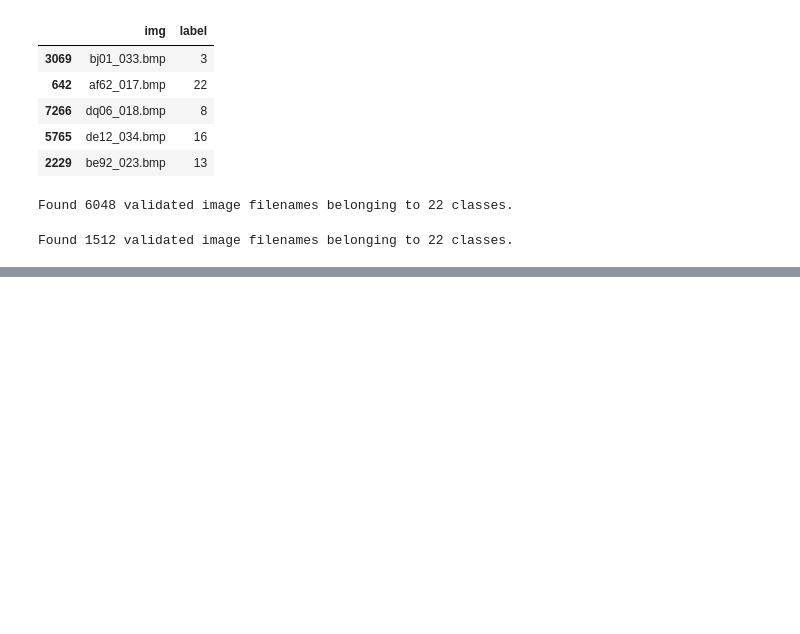
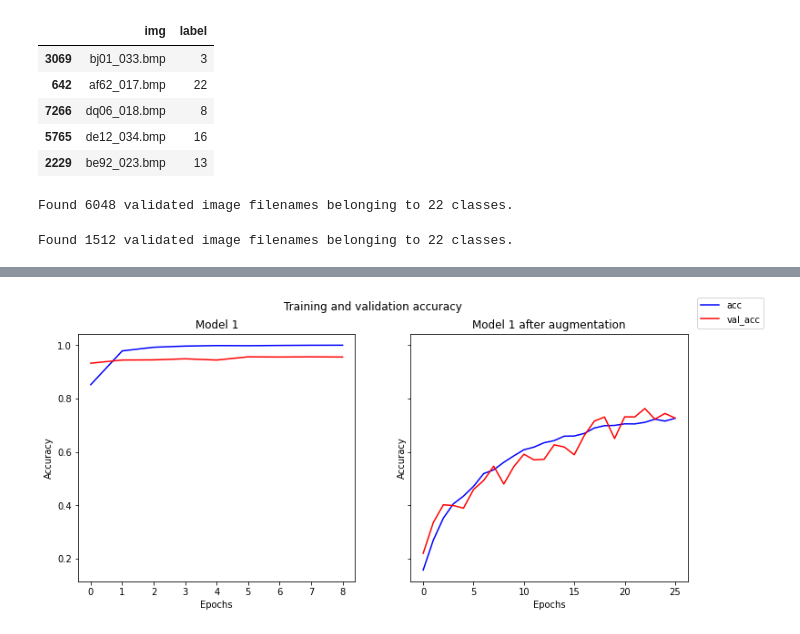
Before and after one commit to amFarrouk/OCR_prj, a Jupyter notebook: simpleCNN.ipynb, the cells around one changed output, grey strips where cells are left out. Drawn from its saved outputs; the diff is of its cells as text; code cells hidden in the pictures; blank space fills up the shorter version.

```diff
--- a/simpleCNN.ipynb
+++ b/simpleCNN.ipynb
@@ -347,0 +377,6 @@ plt.show()
+# %%
+datagen = ImageDataGenerator(width_shift_range=[-50,100],
+                            height_shift_range=[0.1,0.3],
+                            rotation_range=30,rescale=1.0/255,
+                            zoom_range=[0.9,1.0])
+                            #horizontal_flip=True)??
@@ -347,0 +414,9 @@ plt.show()
+# %%
+loss=tf.keras.losses.categorical_crossentropy
+optim=tf.keras.optimizers.Adam()
+myCallBack=tf.keras.callbacks.EarlyStopping(monitor="val_accuracy",patience=3)
+
+model_aug.compile(optimizer=optim, loss=loss, metrics=['accuracy'])
+# %%
+history_aug=model_aug.fit(train_image_gen_aug,epochs=100,steps_per_epoch=189,
+                          validation_data=test_image_gen,callbacks=[myCallBack])
@@ -347,0 +440,32 @@ plt.show()
+# %%
+#-----------------------------------------------------------------------
+# Retrieve a list of list results on training and test data of 3rd model
+# sets for each training epoch
+#-----------------------------------------------------------------------
+acc1_aug_hist=history_aug.history['accuracy']
+val_acc1_aug_hist=history_aug.history['val_accuracy']
+loss1_aug_hist=history_aug.history['loss']
+val_loss1_aug_hist=history_aug.history['val_loss']
+
+epochs1_aug=range(len(acc1_aug_hist)) # Get number of epochs
+# %%
+#----------------------------------------------------------------
+# Plot training and validation accuracy per epoch for both models
+#----------------------------------------------------------------
+fig, (axs1, axs2) = plt.subplots(1, 2,figsize=(12,5),sharey=True)
+fig.suptitle('Training and validation accuracy')
+
+axs1.set_title('Model 1')
+axs1.set(xlabel="Epochs",ylabel="Accuracy")
+axs1.plot(epochs, acc_hist,'b',label="acc")
+axs1.plot(epochs, val_acc_hist,'r',label="val_acc")
+
+axs2.set_title('Model 1 after augmentation')
+axs2.set(xlabel="Epochs",ylabel="Accuracy")
+axs2.plot(epochs1_aug, acc1_aug_hist,'b')
+axs2.plot(epochs1_aug, val_acc1_aug_hist,'r')
+
+fig.legend(loc="upper right")
+plt.show()
+# %% [output]
+[figure, added]
```
Also changed, not shown: parts of 20 cells of this notebook.
